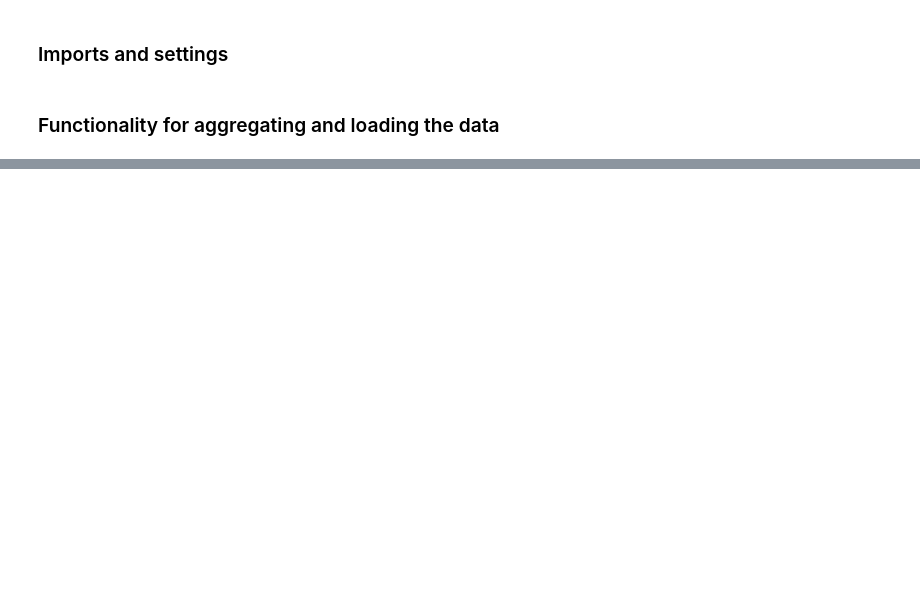
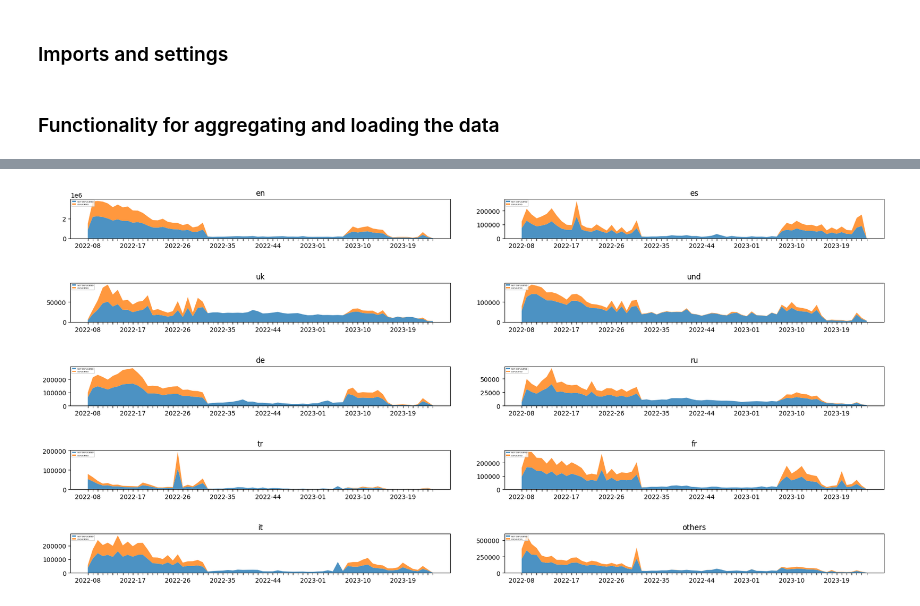
Before and after one commit to Freshpinguin/TopicAnalysisRUWTweets, a Jupyter notebook: Notebooks/FirstOpen.ipynb, the cells around one changed output, grey strips where cells are left out. Drawn from its saved outputs; the diff is of its cells as text; code cells hidden in the pictures; blank space fills up the shorter version.

```diff
--- a/Notebooks/FirstOpen.ipynb
+++ b/Notebooks/FirstOpen.ipynb
@@ -104,0 +162,4 @@ df_agg = get_all_aggregated_data()
+# %%
+print(f"{'Language'  :10} | {'Count' :>15} | {'Freq' :>10} | {'Dupl %':>10} ")
+for language, count, freq, dupl in zip(languages, language_counts, language_freqs, language_dupl):
+    print(f"{language  : <10} | {int(count) :15} | {freq :10.2%} | {dupl/count :10.2%}  ")
@@ -141,0 +270,29 @@ ax.plot(df_agg_2023['date'], df_agg_2023['text_duplicated_count'])
+# %%
+fig, ax = plt.subplots(5,2)
+fig.tight_layout(pad=5.0)
+for lang_index, language in enumerate(selected_lang):
+    x_ind = lang_index % 5
+    y_ind = lang_index % 2
+    df_agg['weeks'] = df_agg['date'].apply(pd.to_datetime).apply(lambda x: str(x.year)+ "-" + str(x.week) if len(str(x.week))==2 else str(x.year)+ "-0" + str(x.week))
+
+    df_weeks = df_agg.groupby("weeks")[[language,language+"_dupl"]].sum()
+    df_weeks[DataSchema.ROWS] = df_weeks[language] - df_weeks[language+"_dupl"]
+
+
+
+
+    ax[x_ind,y_ind].stackplot(df_weeks.index, [df_weeks[language], df_weeks[language+"_dupl"]],
+                 labels=['NOT DUPLICATED', 'DUPLICATED'], alpha=0.8)
+
+    index=["" for _ in range(len(index))]
+    index[::9]=list(df_weeks.index)[::9]
+
+    with warnings.catch_warnings():
+        warnings.filterwarnings("ignore")
+        ax[x_ind,y_ind].set_xticklabels(index)#
+    ax[x_ind,y_ind].legend(loc='upper left',fontsize="3")
+    ax[x_ind,y_ind].set_title(f'{language}')
+
+plt.show()
+# %% [output]
+[figure, added]
```
Also changed, not shown: parts of 17 cells of this notebook, 12 other files.
